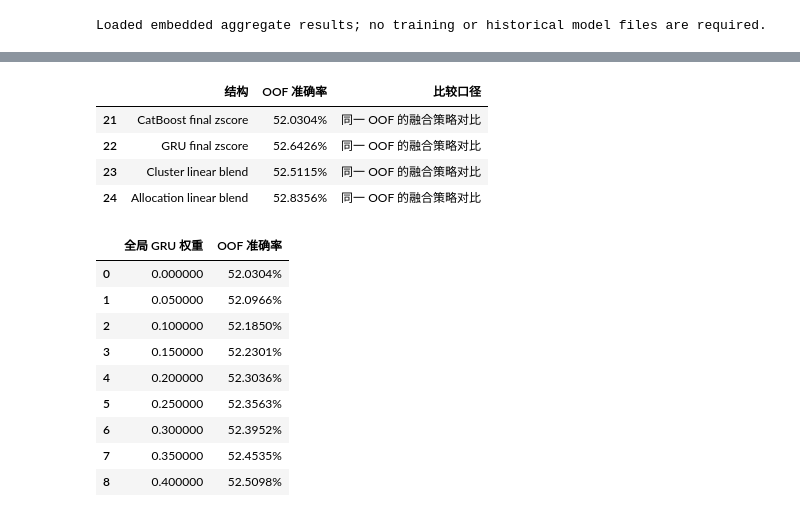
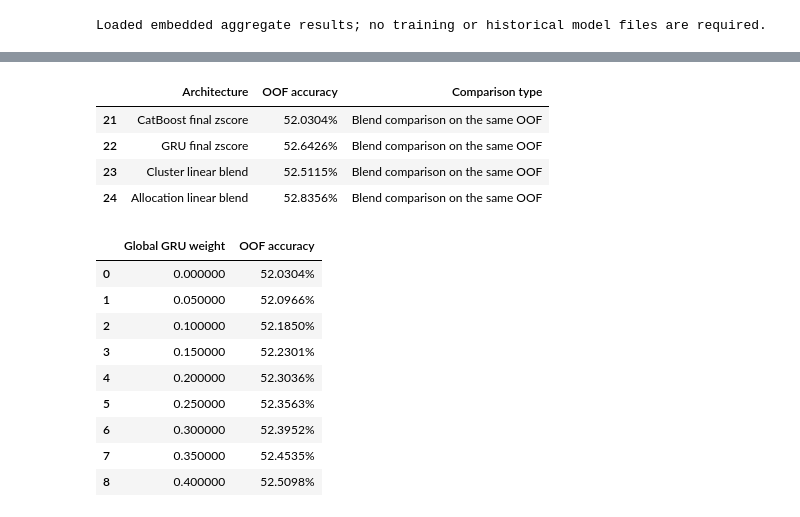
Before and after one commit to aslongasyouhaha/qrt_competition, a Jupyter notebook: analysis.ipynb, the cells around one changed output, grey strips where cells are left out. Saved outputs shown, nothing was run; the diff lists cells and outputs as text; code cells hidden in the pictures.

```diff
--- a/analysis.ipynb
+++ b/analysis.ipynb
@@ -67,7 +67,7 @@ display(statistics.loc[["RET_1", "SIGNED_VOLUME_1", "MEDIAN_DAILY_TURNOVER"]].ro
 # %%
 def structure_table(family):
     table = architecture.loc[architecture.family.eq(family), ["structure", "accuracy", "kind"]].copy()
-    table.columns = ["结构", "OOF 准确率", "比较口径"]
-    display(table.style.format({"OOF 准确率": "{:.4%}"}, na_rep="缺少 OOF"))
+    table.columns = ["Architecture", "OOF accuracy", "Comparison type"]
+    display(table.style.format({"OOF accuracy": "{:.4%}"}, na_rep="OOF unavailable"))
 structure_table("CatBoost")
 # %% [output]
@@ -110,14 +110,14 @@ structure_table("GRU")
 # %%
 structure_table("Combined")
 sweep = read_table("global_weight_sweep.csv")
-display(sweep.rename(columns={"gru_weight": "全局 GRU 权重", "accuracy": "OOF 准确率"}).style.format({"OOF 准确率": "{:.4%}"}))
+display(sweep.rename(columns={"gru_weight": "Global GRU weight", "accuracy": "OOF accuracy"}).style.format({"OOF accuracy": "{:.4%}"}))
 # %% [output]
-|  | 结构 | OOF 准确率 | 比较口径 |
-| 21 | CatBoost final zscore | 52.0304% | 同一 OOF 的融合策略对比 |
-| 22 | GRU final zscore | 52.6426% | 同一 OOF 的融合策略对比 |
-| 23 | Cluster linear blend | 52.5115% | 同一 OOF 的融合策略对比 |
-| 24 | Allocation linear blend | 52.8356% | 同一 OOF 的融合策略对比 |
+|  | Architecture | OOF accuracy | Comparison type |
+| 21 | CatBoost final zscore | 52.0304% | Blend comparison on the same OOF |
+| 22 | GRU final zscore | 52.6426% | Blend comparison on the same OOF |
+| 23 | Cluster linear blend | 52.5115% | Blend comparison on the same OOF |
+| 24 | Allocation linear blend | 52.8356% | Blend comparison on the same OOF |
-|  | 全局 GRU 权重 | OOF 准确率 |
+|  | Global GRU weight | OOF accuracy |
 | 0 | 0.000000 | 52.0304% |
 | 1 | 0.050000 | 52.0966% |
 | 2 | 0.100000 | 52.1850% |
```
Also changed, not shown: parts of 24 cells of this notebook, 2 other files.
